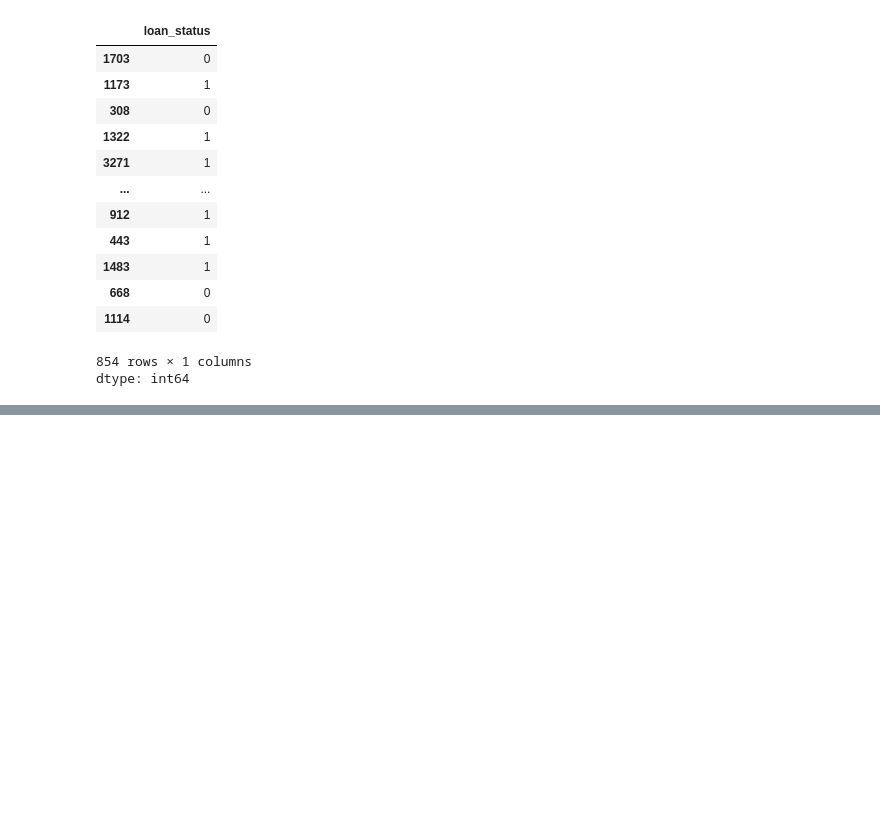
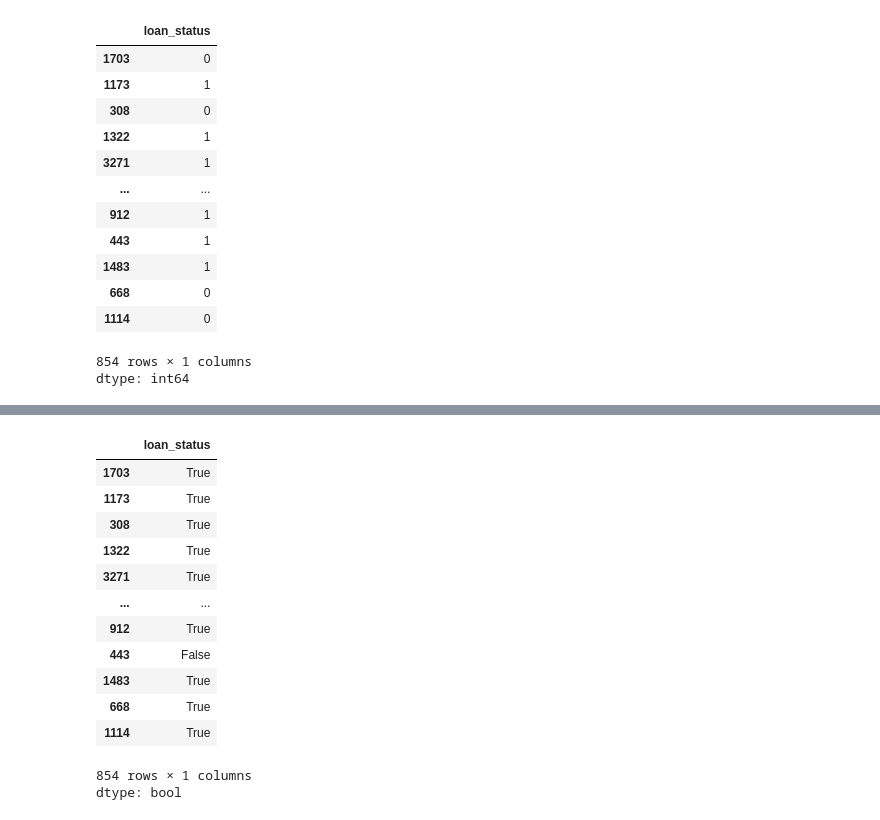
Before and after one commit to KaveeshaSamarathunga/Loan_Approval_Prediction, a Jupyter notebook: loan_approval_prediction.ipynb, the cells around one changed output, grey strips where cells are left out. Saved outputs shown, nothing was run; the diff lists cells and outputs as text; code cells hidden in the pictures; blank space fills up the shorter version.

```diff
--- a/loan_approval_prediction.ipynb
+++ b/loan_approval_prediction.ipynb
@@ -293,2 +293,17 @@ y_test == binary_predictions_flat
 854 rows × 1 columns
 dtype: bool
+# %%
+# Add activation functions
+tf.random.set_seed(42)
+
+model_5 = tf.keras.Sequential([
+    tf.keras.layers.Dense(100, activation="relu"),
+    tf.keras.layers.Dense(10, activation="relu"),
+    tf.keras.layers.Dense(1, activation="sigmoid")
+])
+
+model_5.compile(loss=tf.keras.losses.BinaryCrossentropy(),
+                optimizer=tf.keras.optimizers.Adam(),
+                metrics=["accuracy"])
+
+history = model_5.fit(x_train_norm, y_train, epochs=100)
@@ -294,0 +374,14 @@ dtype: bool
+# %%
+# Make predictions on the test data
+predictions = model_5.predict(x_test_norm)
+
+binary_predictions = (predictions > 0.5).astype(int)
+
+# Map the binary predictions back to 'Approved' and 'Rejected' labels
+predicted_labels = np.where(binary_predictions == 1, 'Approved', 'Rejected')
+
+# Display the first few predictions
+print("First 10 predictions (binary):")
+print(binary_predictions[:10])
+print("\nFirst 10 predicted labels:")
+print(predicted_labels[:10])
@@ -294,0 +406,21 @@ dtype: bool
+# %%
+# Make binary_predictions 1-dimensional for comparison
+binary_predictions_flat = binary_predictions.flatten()
+
+# Now compare
+y_test == binary_predictions_flat
+# %% [output]
+|  | loan_status |
+| 1703 | True |
+| 1173 | True |
+| 308 | True |
+| 1322 | True |
+| 3271 | True |
+| ... | ... |
+| 912 | True |
+| 443 | False |
+| 1483 | True |
+| 668 | True |
+| 1114 | True |
+854 rows × 1 columns
+dtype: bool
```
Also changed, not shown: parts of 13 cells of this notebook.
